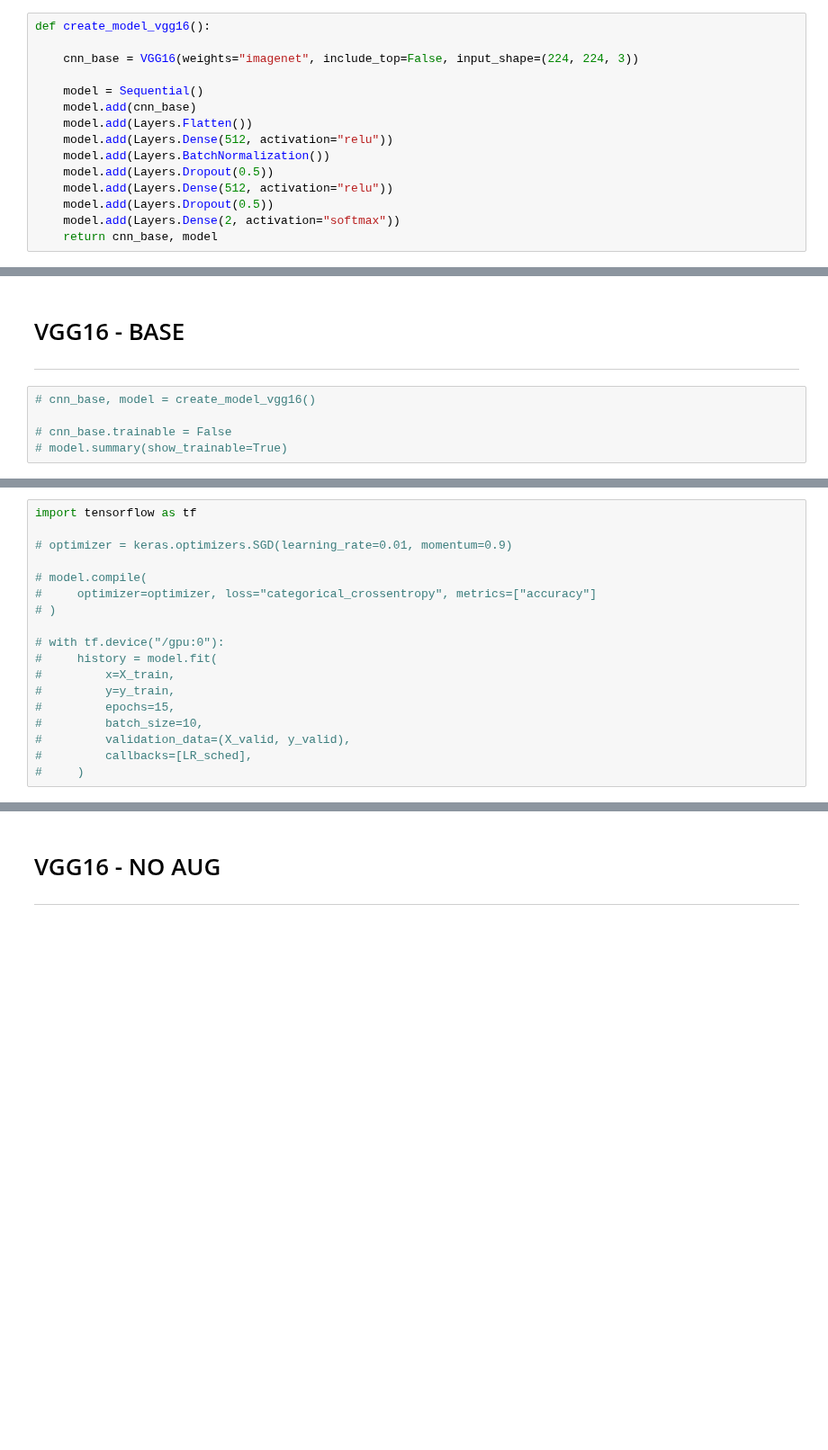
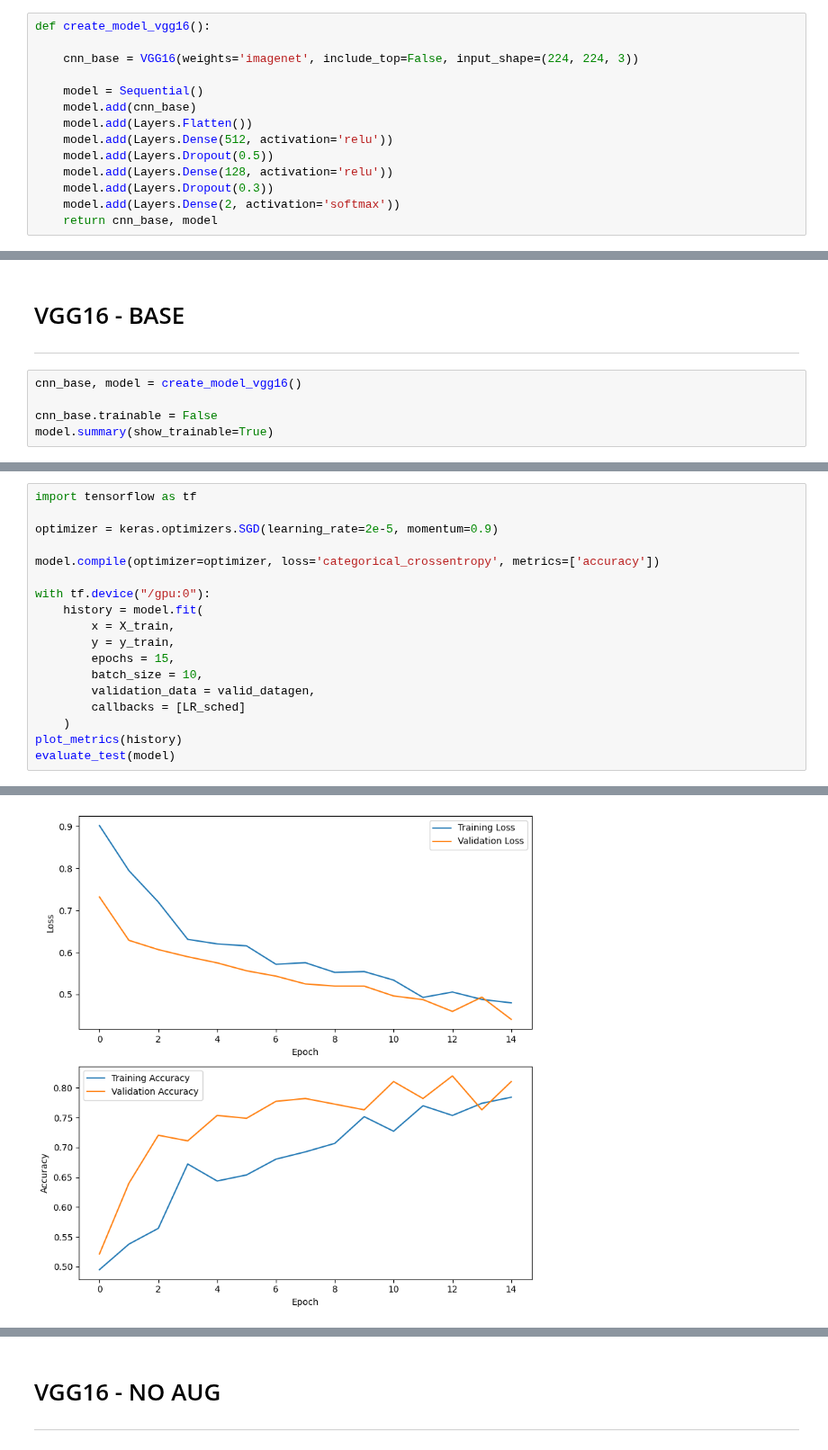
Before and after one commit to Shahriar-0/Neural-Networks-and-Deep-Learning-Course-Projects-S2024, a Jupyter notebook: HW2-ConvolutionalNeuralNetworks/src/DataAugmentationEffectOnFineTunedCNN.ipynb, the cells around one changed output, grey strips where cells are left out. Shown at 90% size. Saved outputs shown, nothing was run; the diff lists cells and outputs as text; blank space fills up the shorter version.

```diff
--- a/HW2-ConvolutionalNeuralNetworks/src/DataAugmentationEffectOnFineTunedCNN.ipynb
+++ b/HW2-ConvolutionalNeuralNetworks/src/DataAugmentationEffectOnFineTunedCNN.ipynb
@@ -160,15 +151,14 @@ LR_sched = keras.callbacks.LearningRateScheduler(scheduler)
 # %%
 def create_model_vgg16():
 
-    cnn_base = VGG16(weights="imagenet", include_top=False, input_shape=(224, 224, 3))
+    cnn_base = VGG16(weights='imagenet', include_top=False, input_shape=(224, 224, 3))
 
     model = Sequential()
     model.add(cnn_base)
     model.add(Layers.Flatten())
-    model.add(Layers.Dense(512, activation="relu"))
-    model.add(Layers.BatchNormalization())
+    model.add(Layers.Dense(512, activation='relu'))
     model.add(Layers.Dropout(0.5))
-    model.add(Layers.Dense(512, activation="relu"))
-    model.add(Layers.Dropout(0.5))
-    model.add(Layers.Dense(2, activation="softmax"))
+    model.add(Layers.Dense(128, activation='relu'))
+    model.add(Layers.Dropout(0.3))
+    model.add(Layers.Dense(2, activation='softmax'))
     return cnn_base, model
@@ -196,7 +182,7 @@ def create_model_resnet50():
 
 ---
 # %%
-# cnn_base, model = create_model_vgg16()
+cnn_base, model = create_model_vgg16()
 
-# cnn_base.trainable = False
-# model.summary(show_trainable=True)
+cnn_base.trainable = False
+model.summary(show_trainable=True)
@@ -203,18 +207,19 @@ def create_model_resnet50():
 # %%
 import tensorflow as tf
 
-# optimizer = keras.optimizers.SGD(learning_rate=0.01, momentum=0.9)
+optimizer = keras.optimizers.SGD(learning_rate=2e-5, momentum=0.9)
 
-# model.compile(
-#     optimizer=optimizer, loss="categorical_crossentropy", metrics=["accuracy"]
-# )
+model.compile(optimizer=optimizer, loss='categorical_crossentropy', metrics=['accuracy'])
 
-# with tf.device("/gpu:0"):
-#     history = model.fit(
-#         x=X_train,
-#         y=y_train,
-#         epochs=15,
-#         batch_size=10,
-#         validation_data=(X_valid, y_valid),
-#         callbacks=[LR_sched],
-#     )
+with tf.device("/gpu:0"):
+    history = model.fit(
+        x = X_train,
+        y = y_train,
+        epochs = 15,
+        batch_size = 10,
+        validation_data = valid_datagen,
+        callbacks = [LR_sched]
+    )
+plot_metrics(history)
+evaluate_test(model)
+# %% [output]
@@ -220,0 +243 @@ import tensorflow as tf
+[figure, added]
```
Also changed, not shown: parts of 36 cells of this notebook.
